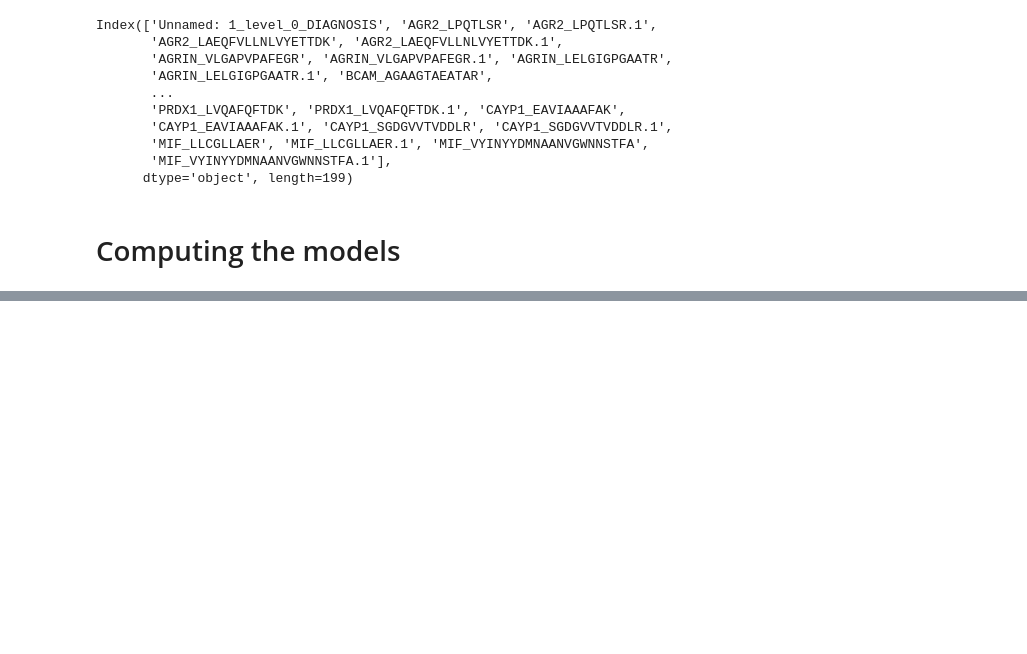
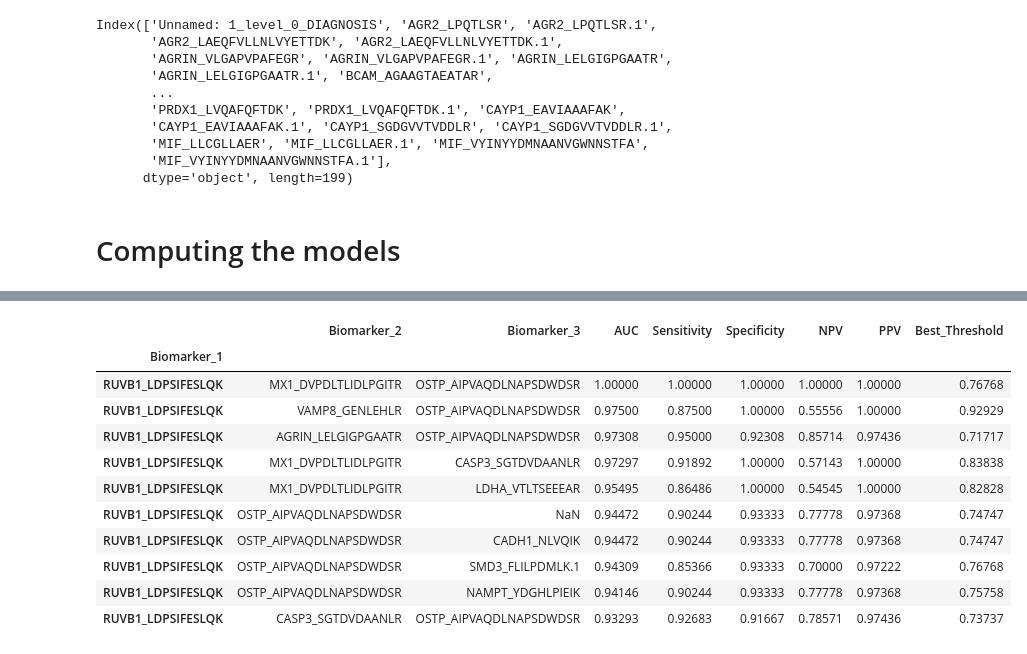
Before and after one commit to MiMARK-es/cohort-analysis, a Jupyter notebook: notebooks/215_aucs_analysis.ipynb, the cells around one changed output, grey strips where cells are left out. Drawn from its saved outputs; the diff is of its cells as text; code cells hidden in the pictures; blank space fills up the shorter version.

```diff
--- a/notebooks/215_aucs_analysis.ipynb
+++ b/notebooks/215_aucs_analysis.ipynb
@@ -98,3 +124,16 @@ utils.plot_aucs_with_confidence_intervals(models_215, 'direct', BIOMARKERS_215_c
 # %%
-# df_215_results_direct_max_3 = pd.read_csv(f'{RESULTS_PATH}/direct/max_3.csv', sep=',', index_col=0, header=0)
-# df_215_results_direct_max_3.head(10)
+df_215_results_direct_max_3 = pd.read_csv(f'{RESULTS_PATH}/direct/max_3.csv', sep=',', index_col=0, header=0)
+df_215_results_direct_max_3.head(10)
+# %% [output]
+|  | Biomarker_2 | Biomarker_3 | AUC | Sensitivity | Specificity | NPV | PPV | Best_Threshold |
+| Biomarker_1 |  |  |  |  |  |  |  |  |
+| RUVB1_LDPSIFESLQK | MX1_DVPDLTLIDLPGITR | OSTP_AIPVAQDLNAPSDWDSR | 1.00000 | 1.00000 | 1.00000 | 1.00000 | 1.00000 | 0.76768 |
+| RUVB1_LDPSIFESLQK | VAMP8_GENLEHLR | OSTP_AIPVAQDLNAPSDWDSR | 0.97500 | 0.87500 | 1.00000 | 0.55556 | 1.00000 | 0.92929 |
+| RUVB1_LDPSIFESLQK | AGRIN_LELGIGPGAATR | OSTP_AIPVAQDLNAPSDWDSR | 0.97308 | 0.95000 | 0.92308 | 0.85714 | 0.97436 | 0.71717 |
+| RUVB1_LDPSIFESLQK | MX1_DVPDLTLIDLPGITR | CASP3_SGTDVDAANLR | 0.97297 | 0.91892 | 1.00000 | 0.57143 | 1.00000 | 0.83838 |
+| RUVB1_LDPSIFESLQK | MX1_DVPDLTLIDLPGITR | LDHA_VTLTSEEEAR | 0.95495 | 0.86486 | 1.00000 | 0.54545 | 1.00000 | 0.82828 |
+| RUVB1_LDPSIFESLQK | OSTP_AIPVAQDLNAPSDWDSR | NaN | 0.94472 | 0.90244 | 0.93333 | 0.77778 | 0.97368 | 0.74747 |
+| RUVB1_LDPSIFESLQK | OSTP_AIPVAQDLNAPSDWDSR | CADH1_NLVQIK | 0.94472 | 0.90244 | 0.93333 | 0.77778 | 0.97368 | 0.74747 |
+| RUVB1_LDPSIFESLQK | OSTP_AIPVAQDLNAPSDWDSR | SMD3_FLILPDMLK.1 | 0.94309 | 0.85366 | 0.93333 | 0.70000 | 0.97222 | 0.76768 |
+| RUVB1_LDPSIFESLQK | OSTP_AIPVAQDLNAPSDWDSR | NAMPT_YDGHLPIEIK | 0.94146 | 0.90244 | 0.93333 | 0.77778 | 0.97368 | 0.75758 |
+| RUVB1_LDPSIFESLQK | CASP3_SGTDVDAANLR | OSTP_AIPVAQDLNAPSDWDSR | 0.93293 | 0.92683 | 0.91667 | 0.78571 | 0.97436 | 0.73737 |
```
Also changed, not shown: parts of 5 cells of this notebook, 4 other files.
